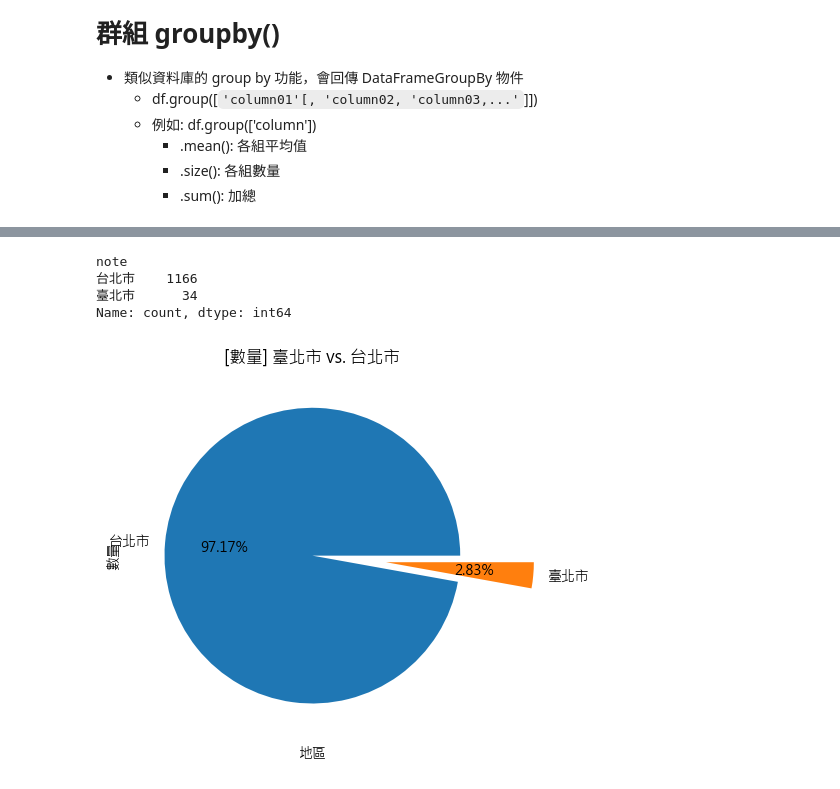
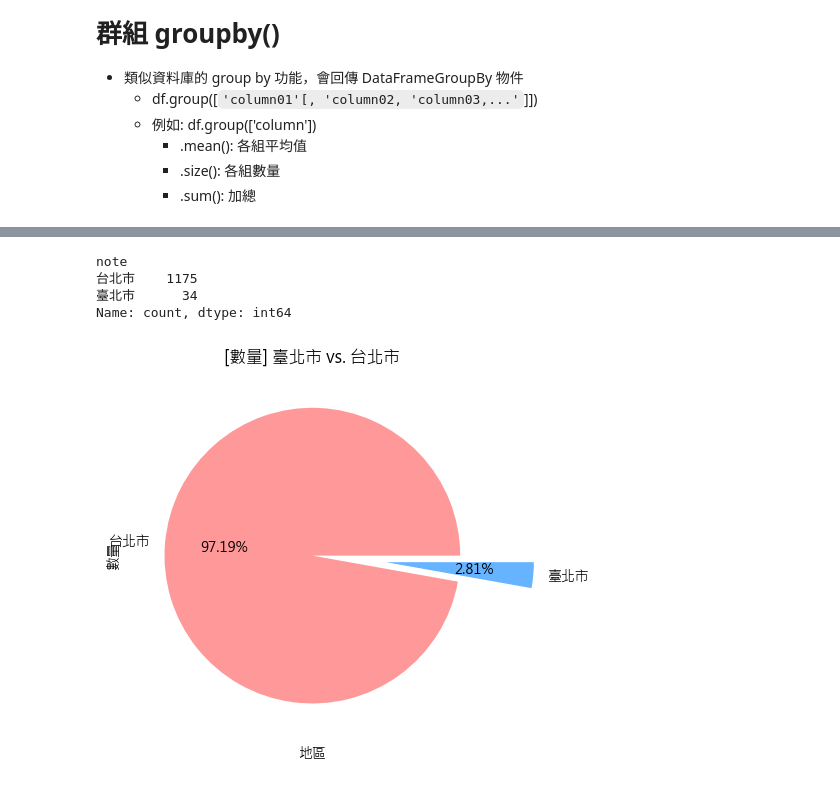
Before and after one commit to telunyang/python_data_analysis, a Jupyter notebook: cases/cafe_nomad.ipynb, the cells around one changed output, grey strips where cells are left out. Drawn from its saved outputs; the diff is of its cells as text; code cells hidden in the pictures.

```diff
--- a/cases/cafe_nomad.ipynb
+++ b/cases/cafe_nomad.ipynb
@@ -29,3 +29,9 @@ response = requests.get(url="https://cafenomad.tw/api/v1.2/cafes/taipei")
 
 # 將回應內容以 json 格式 (將 json 字串轉成 dict 或 list) 回傳
 data = response.json()
+
+'''
+如果是取得 csv 格式的資料，可以改成:
+data = response.text
+'''
+data
@@ -32,6 +56,7 @@ data = response.json()
 # %%
 '''建立 dataframe'''
-df = pd.DataFrame(data); df
+df = pd.DataFrame(data)
+df
 # %% [output]
 |  | id | name | city | wifi | seat | quiet | tasty | cheap | music | url | address | ... |
 | 0 | 000703fe-cf8a-43c8-bd83-c90cfd61915f | 蜂巢咖啡 | taipei | 0.0 | 4.5 | 3.0 | 5.0 | 4.0 | 4.0 | https://www.facebook.com/honeycom... | 新北市永和區永貞路214號 | ... |
@@ -224,20 +267,21 @@ df.loc[df['address'].str.contains("台北市"), 'note'] = '台北市'
 df.value_counts('note')
 # %% [output]
 note
-台北市    1166
+台北市    1175
 臺北市      34
 Name: count, dtype: int64
 # %%
 '''畫個圖吧'''
 plt.pie(
     df.value_counts('note').values,
+    explode=(0, 0.5),
     labels=df.value_counts('note').index,
-    explode=(0, 0.5),
+    colors=['#ff9999', '#66b3ff'],
     autopct="%.2f%%"
 )
 plt.title("[數量] 臺北市 vs. 台北市")
 plt.xlabel("地區")
 plt.ylabel("數量")
 plt.show()
 # %% [output]
-[figure, old version]
+[figure, new version]
```
Also changed, not shown: parts of 11 cells of this notebook, 2 other files.
